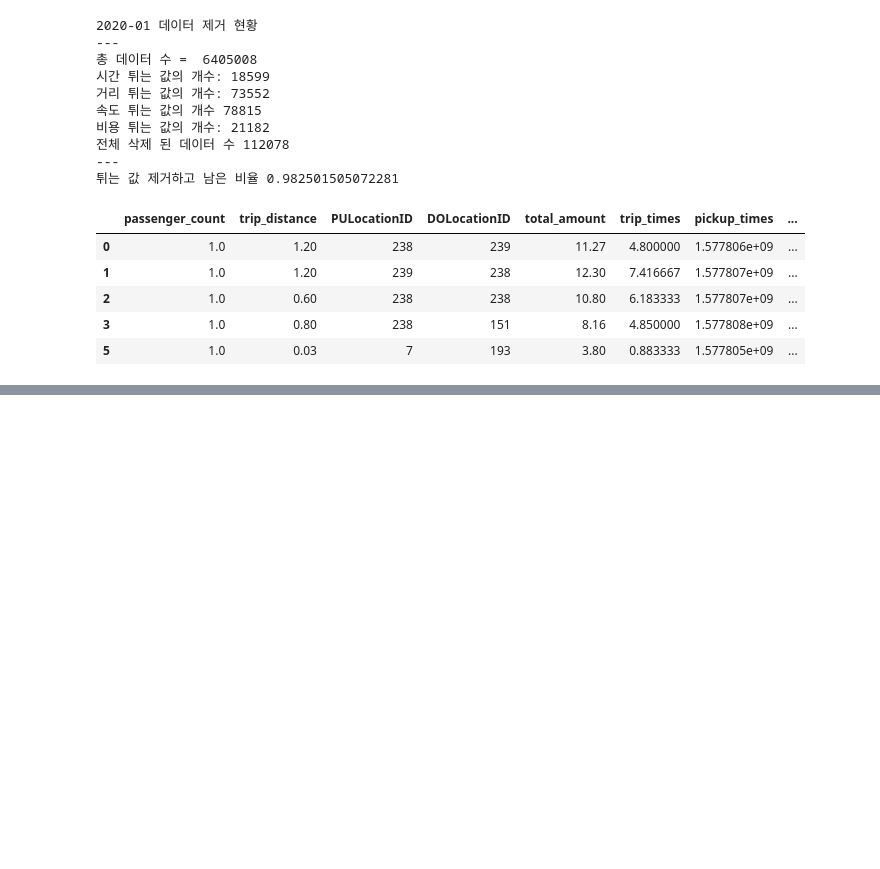
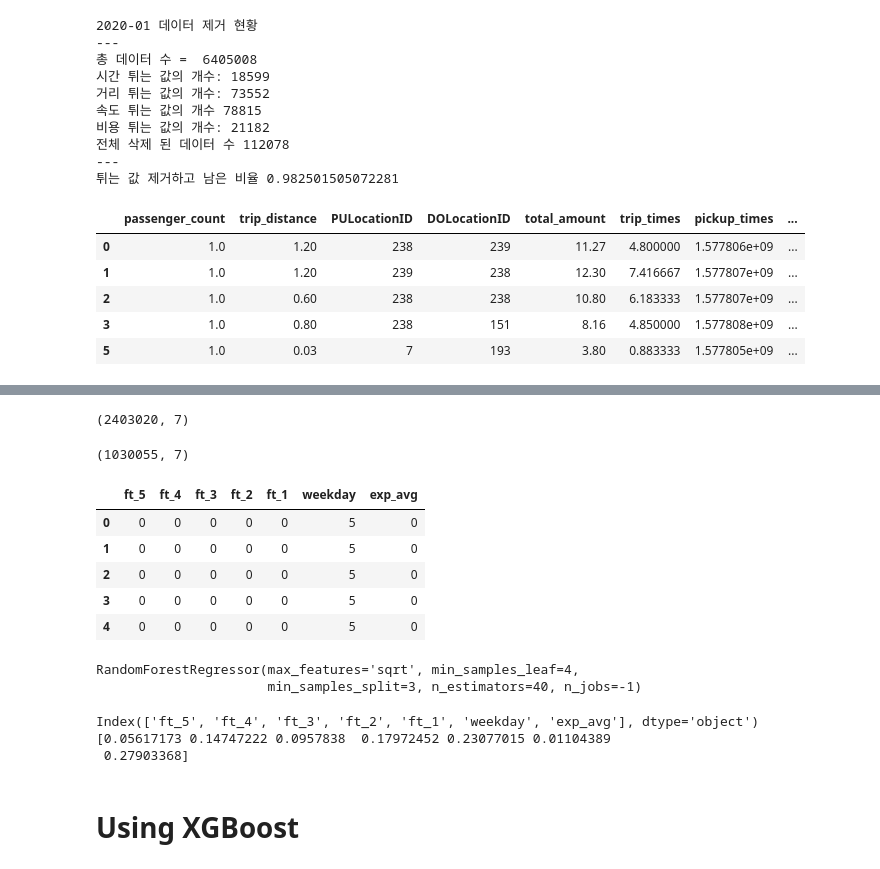
Before and after one commit to SoftwareApplicatiokn/newyork_taxi, a Jupyter notebook: taxi2020.ipynb, the cells around one changed output, grey strips where cells are left out. Drawn from its saved outputs; the diff is of its cells as text; code cells hidden in the pictures; blank space fills up the shorter version.

```diff
--- a/taxi2020.ipynb
+++ b/taxi2020.ipynb
@@ -501,0 +1095,8 @@ jan_2020_frame.head()
+# %%
+# the above contains values in the form of list of lists (i.e. list of values of each region), here we make all of them in one list
+train_new_features = []
+for i in range(1,266):
+    train_new_features.extend(train_features[i-1])
+test_new_features = []
+for i in range(1,266):
+    test_new_features.extend(test_features[i-1])
@@ -501,0 +1111,36 @@ jan_2020_frame.head()
+# %%
+# converting lists of lists into sinle list i.e flatten
+# a  = [[1,2,3,4],[4,6,7,8]]
+# print(sum(a,[]))
+# [1, 2, 3, 4, 4, 6, 7, 8]
+
+tsne_test_weekday = sum(tsne_test_flat_weekday, [])
+tsne_test_output = sum(tsne_test_flat_output, [])
+tsne_test_exp_avg = sum(tsne_test_flat_exp_avg,[])
+# %%
+# Preparing the data frame for our train data
+columns = ['ft_5','ft_4','ft_3','ft_2','ft_1']
+df_train = pd.DataFrame(data=train_new_features, columns=columns)
+df_train['weekday'] = tsne_train_weekday
+df_train['exp_avg'] = tsne_train_exp_avg
+
+print(df_train.shape)
+# %% [output]
+(2403020, 7)
+# %%
+# Preparing the data frame for our train data
+df_test = pd.DataFrame(data=test_new_features, columns=columns)
+df_test['weekday'] = tsne_test_weekday
+df_test['exp_avg'] = tsne_test_exp_avg
+print(df_test.shape)
+# %% [output]
+(1030055, 7)
+# %%
+df_test.head()
+# %% [output]
+|  | ft_5 | ft_4 | ft_3 | ft_2 | ft_1 | weekday | exp_avg |
+| 0 | 0 | 0 | 0 | 0 | 0 | 5 | 0 |
+| 1 | 0 | 0 | 0 | 0 | 0 | 5 | 0 |
+| 2 | 0 | 0 | 0 | 0 | 0 | 5 | 0 |
+| 3 | 0 | 0 | 0 | 0 | 0 | 5 | 0 |
+| 4 | 0 | 0 | 0 | 0 | 0 | 5 | 0 |
@@ -501,0 +1170,26 @@ jan_2020_frame.head()
+# %%
+# Training a hyper-parameter tuned random forest regressor on our train data
+# find more about LinearRegression function here http://scikit-learn.org/stable/modules/generated/sklearn.ensemble.RandomForestRegressor.html
+# -------------------------
+# default paramters
+# sklearn.ensemble.RandomForestRegressor(n_estimators=10, criterion=’mse’, max_depth=None, min_samples_split=2,
+# min_samples_leaf=1, min_weight_fraction_leaf=0.0, max_features=’auto’, max_leaf_nodes=None, min_impurity_decrease=0.0,
+# min_impurity_split=None, bootstrap=True, oob_score=False, n_jobs=1, random_state=None, verbose=0, warm_start=False)
+
+# some of methods of RandomForestRegressor()
+# apply(X)	Apply trees in the forest to X, return leaf indices.
+# decision_path(X)	Return the decision path in the forest
+# fit(X, y[, sample_weight])	Build a forest of trees from the training set (X, y).
+# get_params([deep])	Get parameters for this estimator.
+# predict(X)	Predict regression target for X.
+# score(X, y[, sample_weight])	Returns the coefficient of determination R^2 of the prediction.
+# -----------------------
+# video link1: https://www.appliedaicourse.com/course/applied-ai-course-online/lessons/regression-using-decision-trees-2/
+# video link2: https://www.appliedaicourse.com/course/applied-ai-course-online/lessons/what-are-ensembles/
+# -----------------------
+
+regr1 = RandomForestRegressor(max_features='sqrt',min_samples_leaf=4,min_samples_split=3,n_estimators=40, n_jobs=-1)
+regr1.fit(df_train, tsne_train_output)
+# %% [output]
+RandomForestRegressor(max_features='sqrt', min_samples_leaf=4,
+                      min_samples_split=3, n_estimators=40, n_jobs=-1)
@@ -501,0 +1206,10 @@ jan_2020_frame.head()
+# %%
+#feature importances based on analysis using random forest
+print (df_train.columns)
+print (regr1.feature_importances_)
+# %% [output]
+Index(['ft_5', 'ft_4', 'ft_3', 'ft_2', 'ft_1', 'weekday', 'exp_avg'], dtype='object')
+[0.05617173 0.14747222 0.0957838  0.17972452 0.23077015 0.01104389
+ 0.27903368]
+# %% [markdown]
+# Using XGBoost
```
Also changed, not shown: parts of 42 cells of this notebook.
